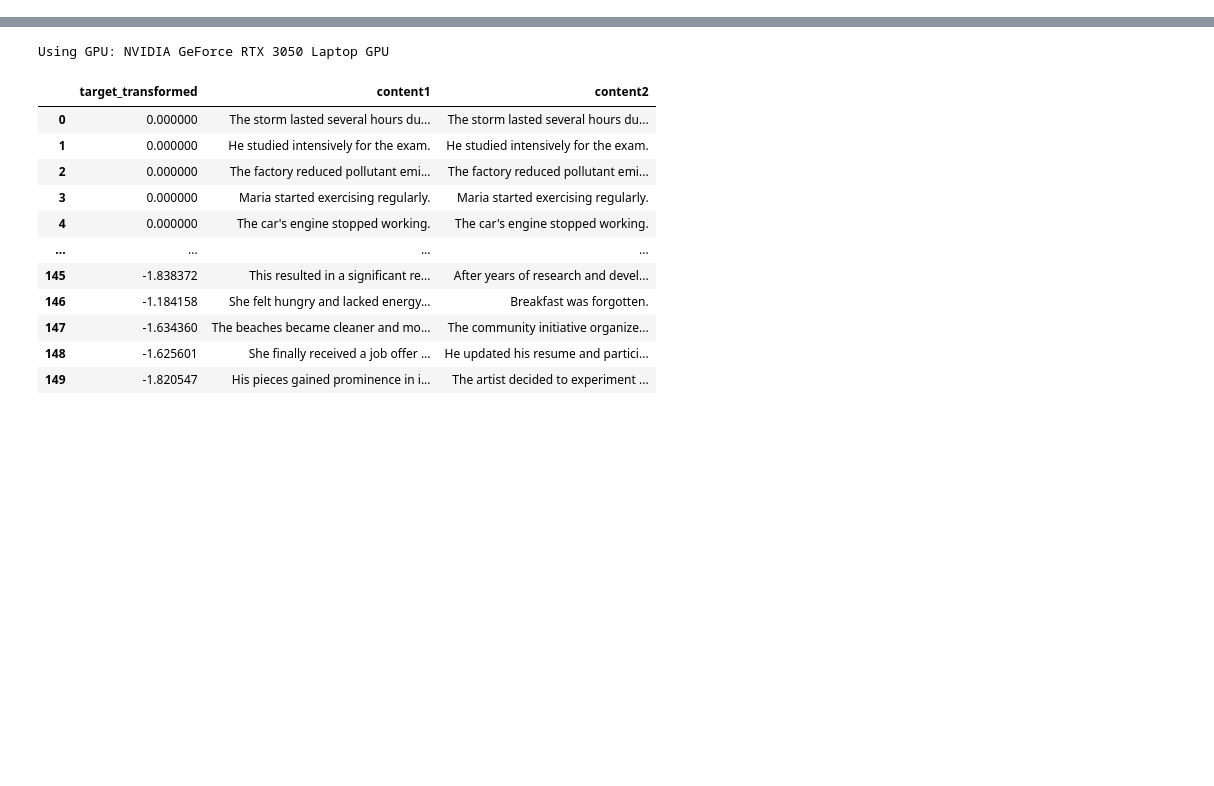
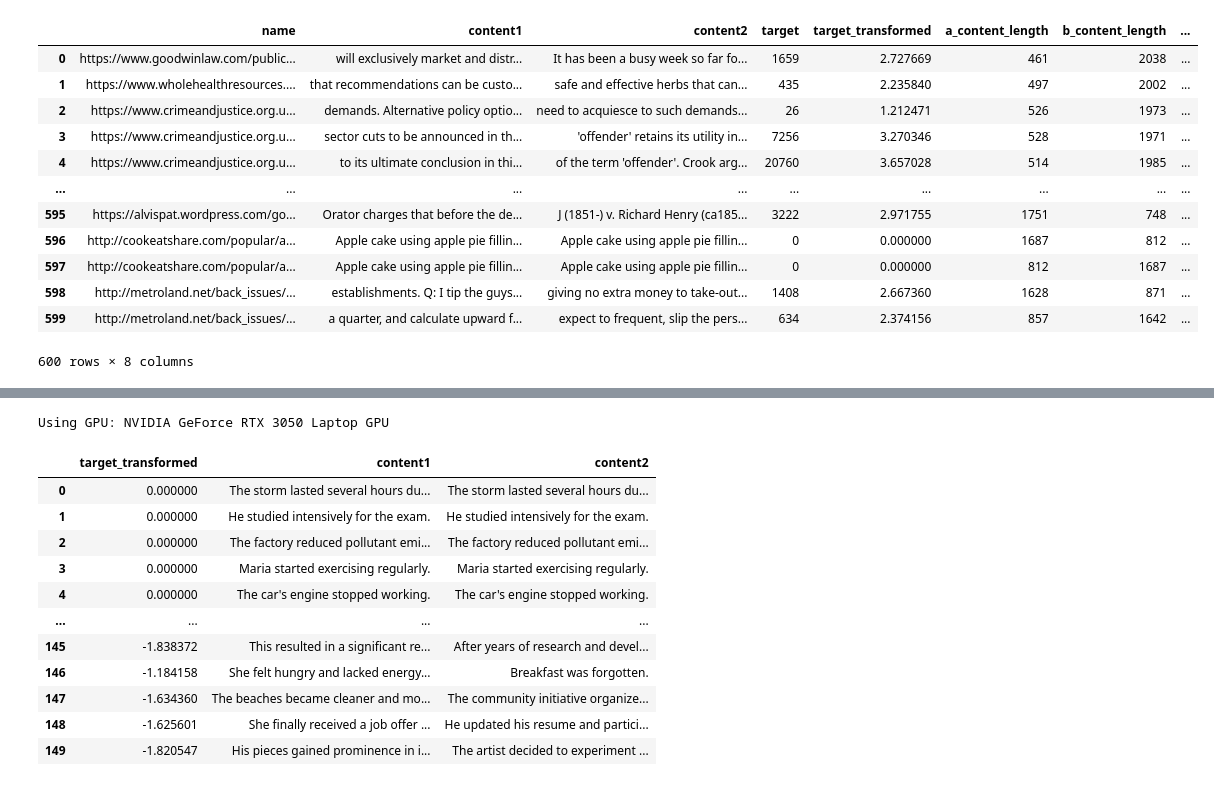
Before and after one commit to jadsongmatos/Tempo-nas-Narrativas, a Jupyter notebook: treino3.ipynb, the cells around one changed output, grey strips where cells are left out. Drawn from its saved outputs; the diff is of its cells as text; code cells hidden in the pictures; blank space fills up the shorter version.

```diff
--- a/treino3.ipynb
+++ b/treino3.ipynb
@@ -52,0 +39,65 @@ df_training
+# %%
+import duckdb
+import matplotlib.pyplot as plt
+import pandas as pd
+
+# Conectar ao banco de dados principal
+conn = duckdb.connect(database='fineweb.duckdb', read_only=True)
+
+offset = 0
+batch_size = 30
+
+def fetch_data():
+    global offset
+
+    query = f"""
+WITH sampled_a AS (
+    SELECT d.*
+    FROM dataset_details d
+),
+sampled_b AS (
+    SELECT d.*
+    FROM dataset_details d
+)
+SELECT
+    fn.name AS name,
+    a.content AS content1,
+    b.content AS content2,
+    a.indice - b.indice AS target,
+    SIGN(a.indice - b.indice) * (LN(1 + ABS(a.indice - b.indice))/EXP(1)) AS target_transformed,
+    a.content_length AS a_content_length,
+    b.content_length AS b_content_length,
+    (a.content_length + b.content_length) as contents_length
+FROM sampled_a a
+JOIN sampled_b b ON a.name_id = b.name_id
+JOIN names fn ON fn.name_id = a.name_id
+WHERE contents_length < 2500 and target >= 0 and a.id > {offset}
+ORDER BY contents_length DESC
+LIMIT {batch_size}
+        """
+    df = conn.execute(query).df()
+    offset += batch_size  # Increment by batch_size for correct paginatio
+
+    return df
+
+
+df = pd.DataFrame()
+
+for i in range(20):
+    df = pd.concat([df, fetch_data()], ignore_index=True)
+
+df
+# %% [output]
+|  | name | content1 | content2 | target | target_transformed | a_content_length | b_content_length | ... |
+| 0 | https://www.goodwinlaw.com/public... | will exclusively market and distr... | It has been a busy week so far fo... | 1659 | 2.727669 | 461 | 2038 | ... |
+| 1 | https://www.wholehealthresources.... | that recommendations can be custo... | safe and effective herbs that can... | 435 | 2.235840 | 497 | 2002 | ... |
+| 2 | https://www.crimeandjustice.org.u... | demands. Alternative policy optio... | need to acquiesce to such demands... | 26 | 1.212471 | 526 | 1973 | ... |
+| 3 | https://www.crimeandjustice.org.u... | sector cuts to be announced in th... | 'offender' retains its utility in... | 7256 | 3.270346 | 528 | 1971 | ... |
+| 4 | https://www.crimeandjustice.org.u... | to its ultimate conclusion in thi... | of the term 'offender'. Crook arg... | 20760 | 3.657028 | 514 | 1985 | ... |
+| ... | ... | ... | ... | ... | ... | ... | ... | ... |
+| 595 | https://alvispat.wordpress.com/go... | Orator charges that before the de... | J (1851-) v. Richard Henry (ca185... | 3222 | 2.971755 | 1751 | 748 | ... |
+| 596 | http://cookeatshare.com/popular/a... | Apple cake using apple pie fillin... | Apple cake using apple pie fillin... | 0 | 0.000000 | 1687 | 812 | ... |
+| 597 | http://cookeatshare.com/popular/a... | Apple cake using apple pie fillin... | Apple cake using apple pie fillin... | 0 | 0.000000 | 812 | 1687 | ... |
+| 598 | http://metroland.net/back_issues/... | establishments. Q: I tip the guys... | giving no extra money to take-out... | 1408 | 2.667360 | 1628 | 871 | ... |
+| 599 | http://metroland.net/back_issues/... | a quarter, and calculate upward f... | expect to frequent, slip the pers... | 634 | 2.374156 | 857 | 1642 | ... |
+600 rows × 8 columns
```
Also changed, not shown: parts of 23 cells of this notebook, 1 other file.
